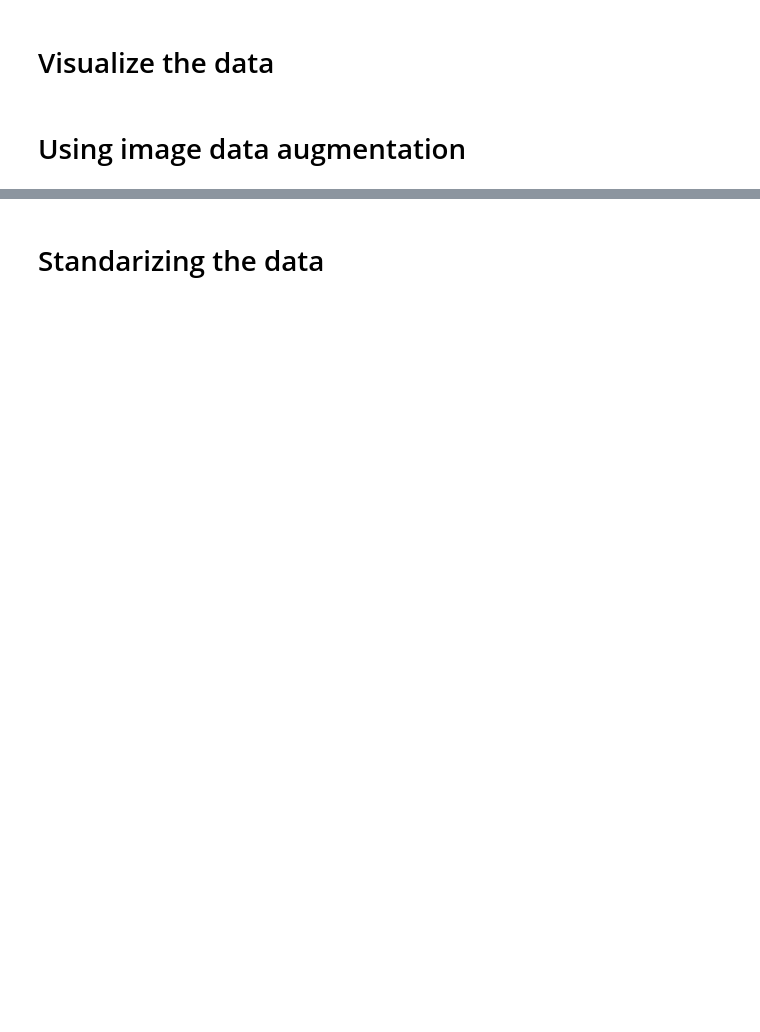
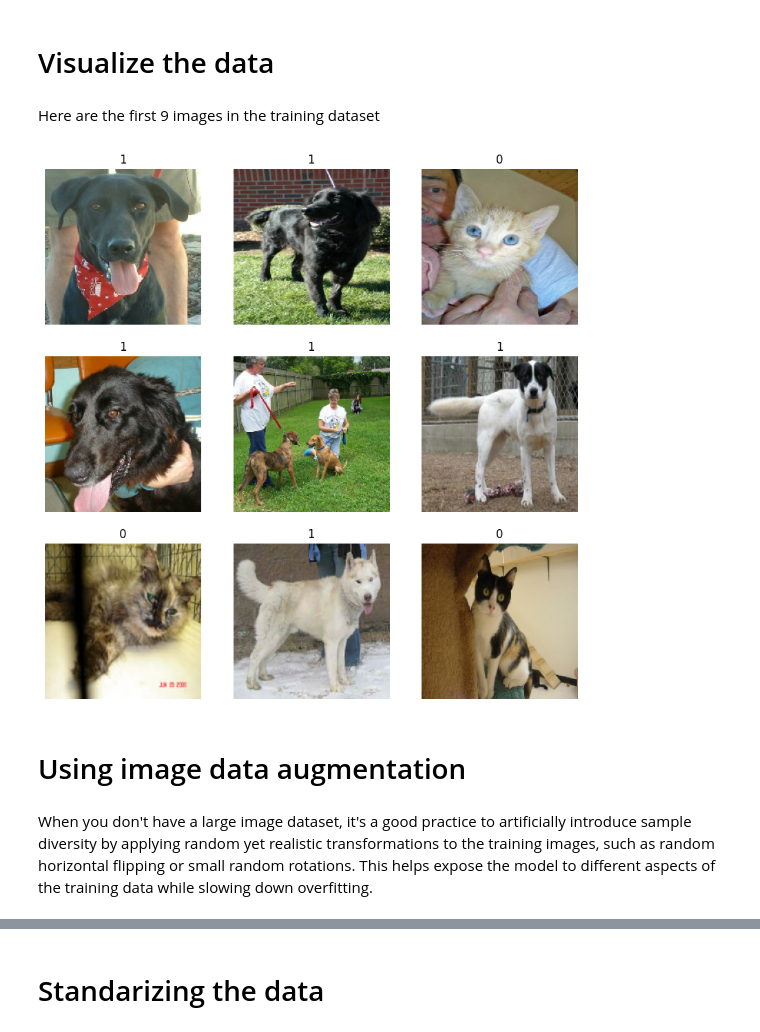
Before and after one commit to FredArgoX/ChaoticTest_Keras, a Jupyter notebook: Ex_01_Image_classification_from_scratch.ipynb, the cells around one changed output, grey strips where cells are left out. Cells and saved outputs as stored; diff of their text form; code cells hidden in the pictures; blank space fills up the shorter version.

```diff
--- a/Ex_01_Image_classification_from_scratch.ipynb
+++ b/Ex_01_Image_classification_from_scratch.ipynb
@@ -86,4 +90,18 @@ train_ds, val_ds = keras.utils.image_dataset_from_directory(
 # %% [markdown]
 # Visualize the data
+# %% [markdown]
+Here are the first 9 images in the training dataset
+# %%
+plt.figure(figsize=(10, 10))
+for images, labels in train_ds.take(1):
+  for i in range(9):
+    ax = plt.subplot(3, 3, i+1)
+    plt.imshow(np.array(images[i]).astype("uint8"))
+    plt.title(int(labels[i]))
+    plt.axis('off')
+# %% [output]
+[figure, added]
 # %% [markdown]
 # Using image data augmentation
+# %% [markdown]
+When you don't have a large image dataset, it's a good practice to artificially introduce sample diversity by applying random yet realistic transformations to the training images, such as random horizontal flipping or small random rotations. This helps expose the model to different aspects of the training data while slowing down overfitting.
```
Also changed, not shown: parts of 15 cells of this notebook.
